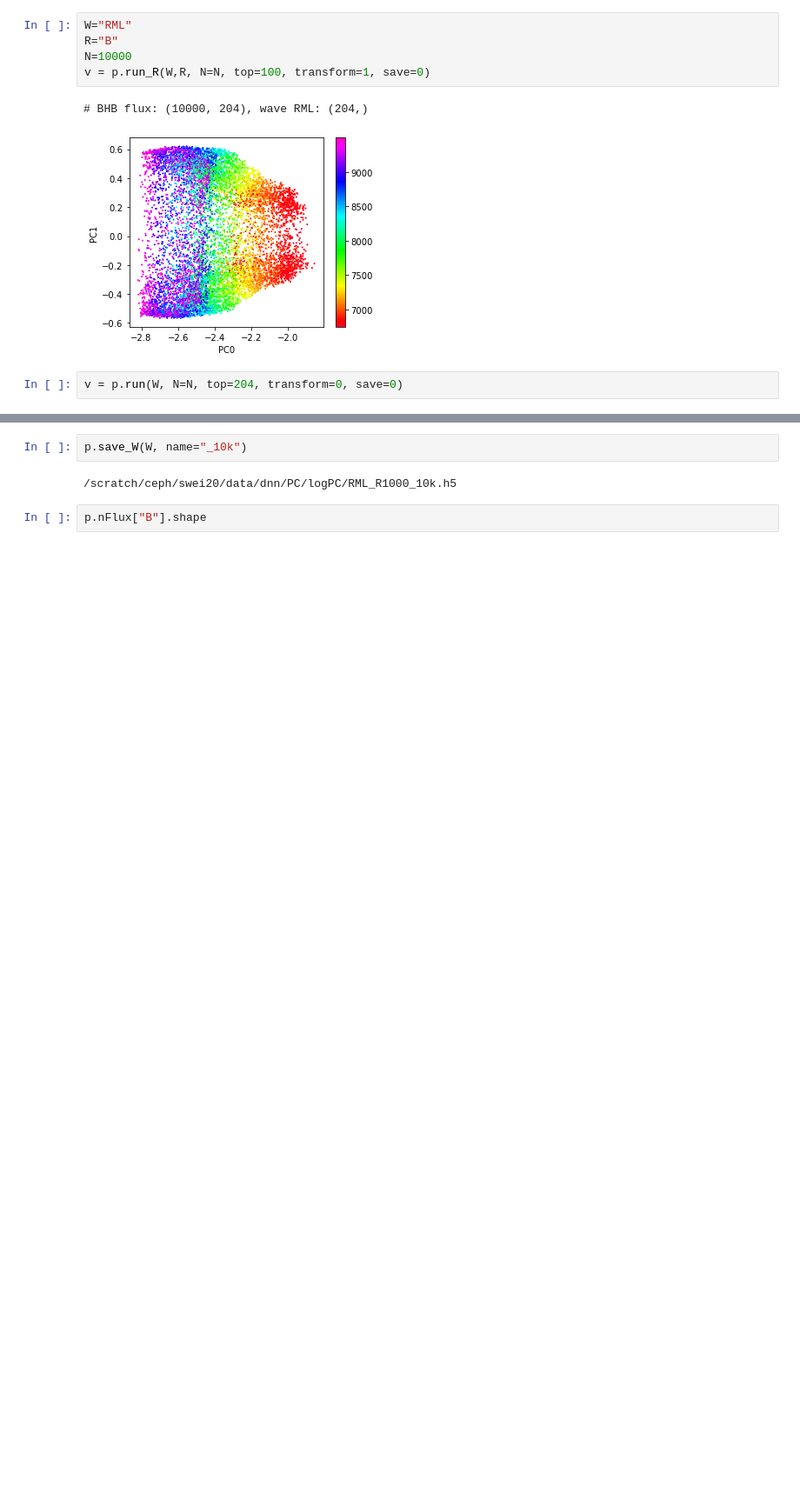
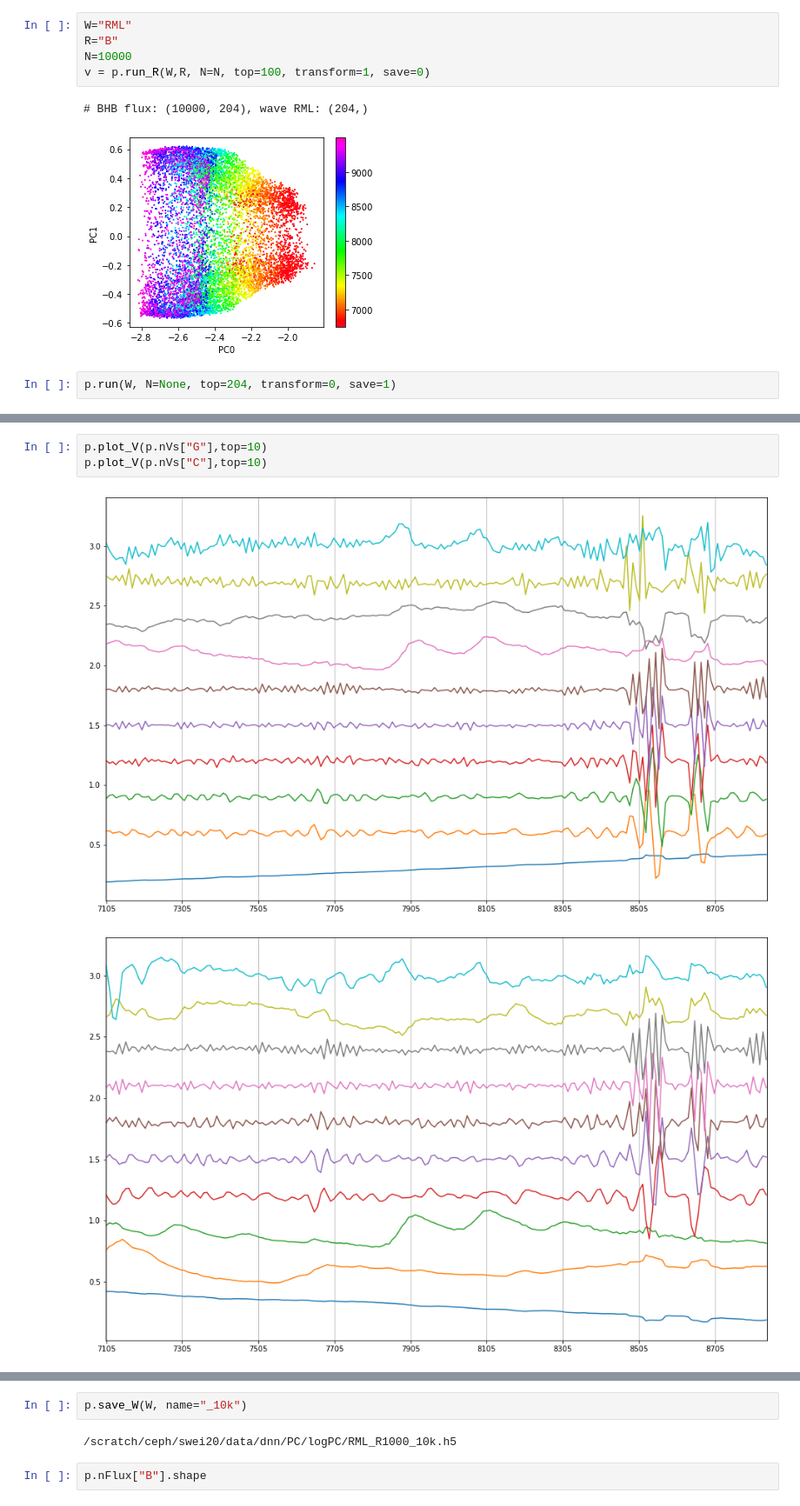
Before and after one commit to ViskaWei/LV, a Jupyter notebook: nb/RML_PCA.ipynb, the cells around one changed output, grey strips where cells are left out. Shown at 87% size. Drawn from its saved outputs; the diff is of its cells as text; blank space fills up the shorter version.

```diff
--- a/nb/RML_PCA.ipynb
+++ b/nb/RML_PCA.ipynb
@@ -38,5 +38,5 @@ v = p.run_R(W,R, N=N, top=100, transform=1, save=0)
 # BHB flux: (10000, 204), wave RML: (204,)
 [figure]
 # %%
-v = p.run(W, N=N, top=204, transform=0, save=0)
+p.run(W, N=None, top=204, transform=0, save=1)
 # %% [output]
@@ -48,0 +50,6 @@ v = p.run(W, N=N, top=204, transform=0, save=0)
+# %%
+p.plot_V(p.nVs["G"],top=10)
+p.plot_V(p.nVs["C"],top=10)
+# %% [output]
+[figure, added]
+[figure, added]
```
Also changed, not shown: parts of 35 cells of this notebook, 4 other files.
